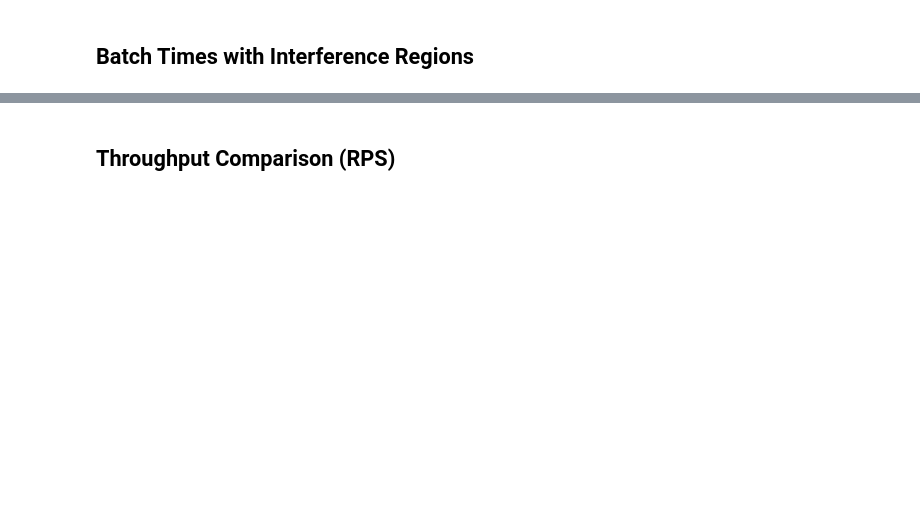
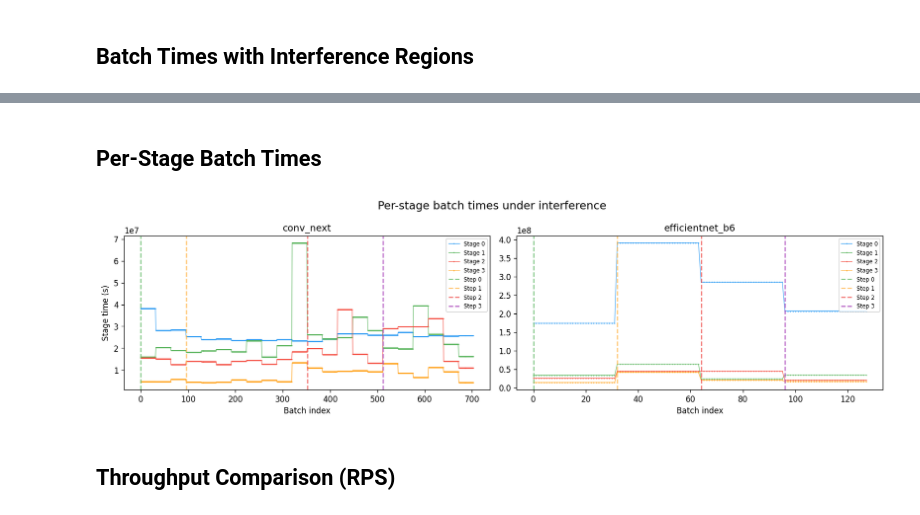
Before and after one commit to AndreiGhita2002/model-runner, a Jupyter notebook: data/interference_graphs.ipynb, the cells around one changed output, grey strips where cells are left out. Saved outputs shown, nothing was run; the diff lists cells and outputs as text; code cells hidden in the pictures; blank space fills up the shorter version.

```diff
--- a/data/interference_graphs.ipynb
+++ b/data/interference_graphs.ipynb
@@ -104,3 +113,10 @@ ZeroDivisionError: division by zero
+# %% [markdown]
+## Per-Stage Batch Times
+# %%
+plot_interf_stage_times(interf_data,
+                       show_interference_regions=SHOW_INTERFERENCE_REGIONS)
+# %% [output]
+[figure, added]
 # %% [markdown]
 ## Throughput Comparison (RPS)
 # %%
```
Also changed, not shown: parts of 4 cells of this notebook, 1 other file.
